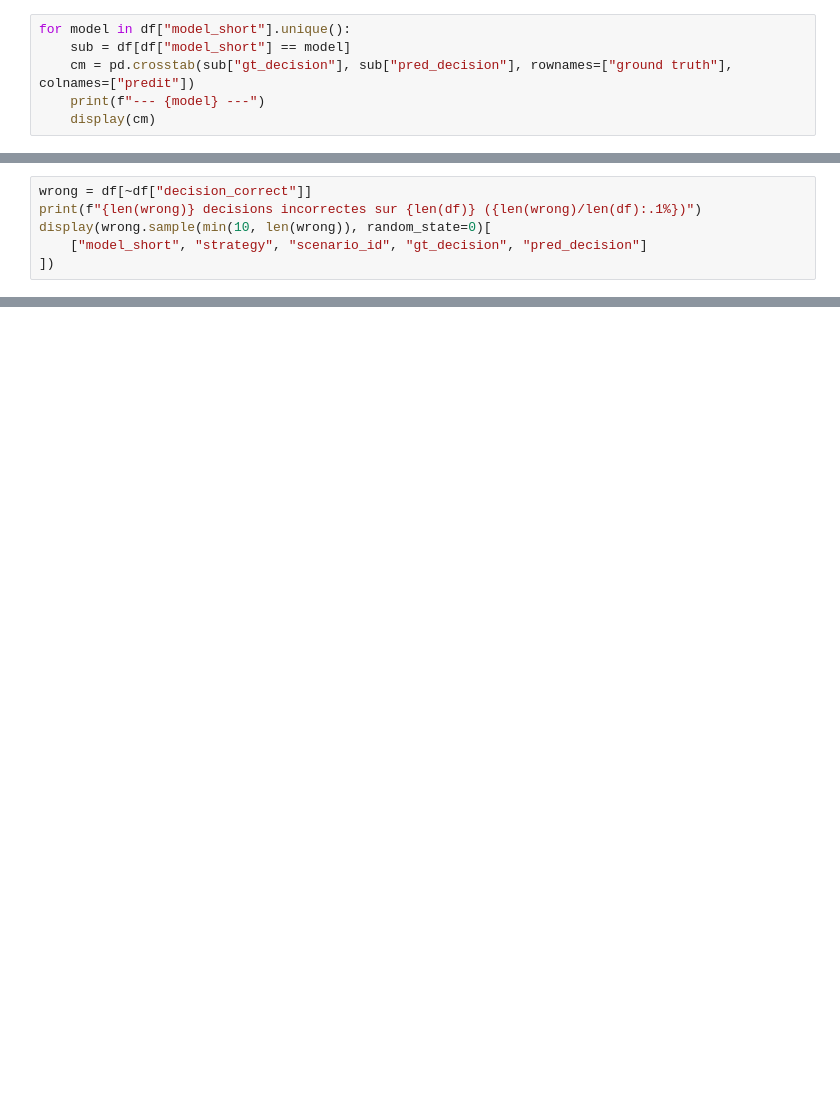
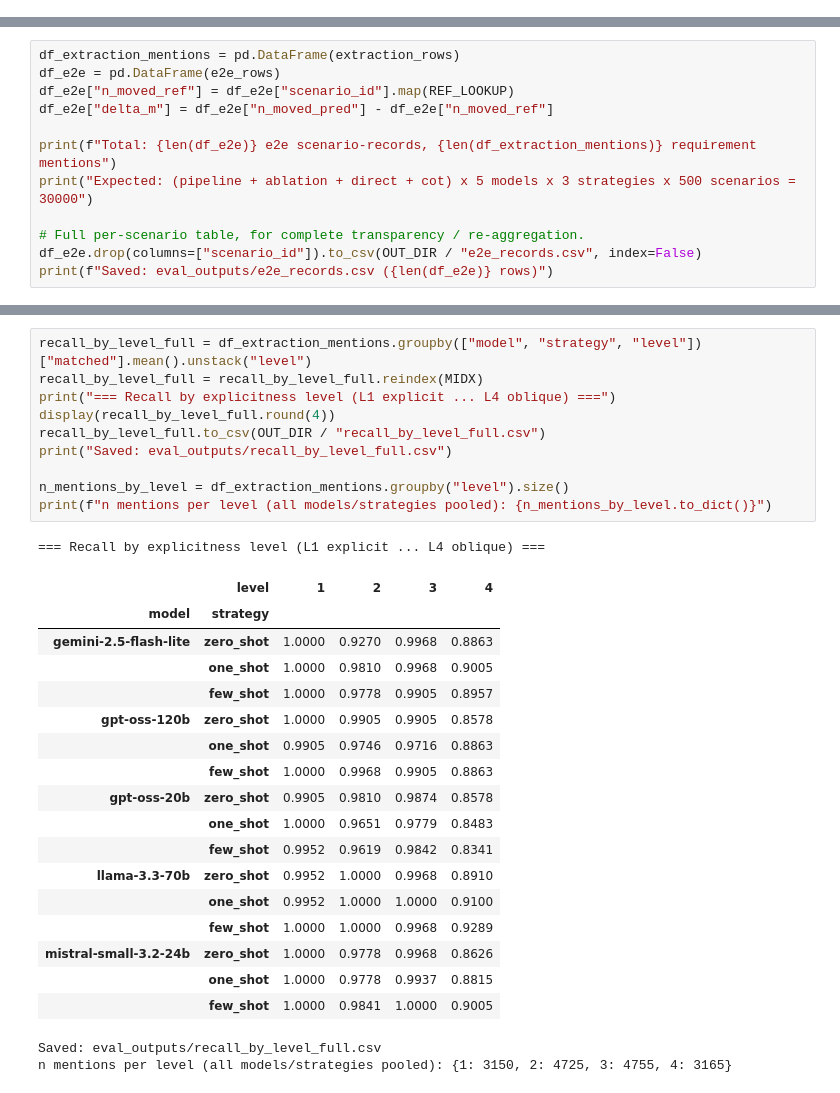
Before and after one commit to MorelK1/ReIntent, a Jupyter notebook: eval/scoring.ipynb, the cells around one changed output, grey strips where cells are left out. Saved outputs shown, nothing was run; the diff lists cells and outputs as text; blank space fills up the shorter version.

```diff
--- a/eval/scoring.ipynb
+++ b/eval/scoring.ipynb
@@ -408,6 +0,0 @@ display(moved_acc.round(3).unstack("strategy"))
-# %%
-for model in df["model_short"].unique():
-    sub = df[df["model_short"] == model]
-    cm = pd.crosstab(sub["gt_decision"], sub["pred_decision"], rownames=["ground truth"], colnames=["predit"])
-    print(f"--- {model} ---")
-    display(cm)
@@ -879,6 +0,0 @@ ou la decision predite ne correspond pas a la verite terrain.
-# %%
-wrong = df[~df["decision_correct"]]
-print(f"{len(wrong)} decisions incorrectes sur {len(df)} ({len(wrong)/len(df):.1%})")
-display(wrong.sample(min(10, len(wrong)), random_state=0)[
-    ["model_short", "strategy", "scenario_id", "gt_decision", "pred_decision"]
-])
@@ -899,0 +338,12 @@ pd.DataFrame(still_failing)
+# %%
+df_extraction_mentions = pd.DataFrame(extraction_rows)
+df_e2e = pd.DataFrame(e2e_rows)
+df_e2e["n_moved_ref"] = df_e2e["scenario_id"].map(REF_LOOKUP)
+df_e2e["delta_m"] = df_e2e["n_moved_pred"] - df_e2e["n_moved_ref"]
+
+print(f"Total: {len(df_e2e)} e2e scenario-records, {len(df_extraction_mentions)} requirement mentions")
+print("Expected: (pipeline + ablation + direct + cot) x 5 models x 3 strategies x 500 scenarios = 30000")
+
+# Full per-scenario table, for complete transparency / re-aggregation.
+df_e2e.drop(columns=["scenario_id"]).to_csv(OUT_DIR / "e2e_records.csv", index=False)
+print(f"Saved: eval_outputs/e2e_records.csv ({len(df_e2e)} rows)")
@@ -899,0 +447,31 @@ pd.DataFrame(still_failing)
+# %%
+recall_by_level_full = df_extraction_mentions.groupby(["model", "strategy", "level"])["matched"].mean().unstack("level")
+recall_by_level_full = recall_by_level_full.reindex(MIDX)
+print("=== Recall by explicitness level (L1 explicit ... L4 oblique) ===")
+display(recall_by_level_full.round(4))
+recall_by_level_full.to_csv(OUT_DIR / "recall_by_level_full.csv")
+print("Saved: eval_outputs/recall_by_level_full.csv")
+
+n_mentions_by_level = df_extraction_mentions.groupby("level").size()
+print(f"n mentions per level (all models/strategies pooled): {n_mentions_by_level.to_dict()}")
+# %% [output]
+=== Recall by explicitness level (L1 explicit ... L4 oblique) ===
+|  | level | 1 | 2 | 3 | 4 |
+| model | strategy |  |  |  |  |
+| gemini-2.5-flash-lite | zero_shot | 1.0000 | 0.9270 | 0.9968 | 0.8863 |
+|  | one_shot | 1.0000 | 0.9810 | 0.9968 | 0.9005 |
+|  | few_shot | 1.0000 | 0.9778 | 0.9905 | 0.8957 |
+| gpt-oss-120b | zero_shot | 1.0000 | 0.9905 | 0.9905 | 0.8578 |
+|  | one_shot | 0.9905 | 0.9746 | 0.9716 | 0.8863 |
+|  | few_shot | 1.0000 | 0.9968 | 0.9905 | 0.8863 |
+| gpt-oss-20b | zero_shot | 0.9905 | 0.9810 | 0.9874 | 0.8578 |
+|  | one_shot | 1.0000 | 0.9651 | 0.9779 | 0.8483 |
+|  | few_shot | 0.9952 | 0.9619 | 0.9842 | 0.8341 |
+| llama-3.3-70b | zero_shot | 0.9952 | 1.0000 | 0.9968 | 0.8910 |
+|  | one_shot | 0.9952 | 1.0000 | 1.0000 | 0.9100 |
+|  | few_shot | 1.0000 | 1.0000 | 0.9968 | 0.9289 |
+| mistral-small-3.2-24b | zero_shot | 1.0000 | 0.9778 | 0.9968 | 0.8626 |
+|  | one_shot | 1.0000 | 0.9778 | 0.9937 | 0.8815 |
+|  | few_shot | 1.0000 | 0.9841 | 1.0000 | 0.9005 |
+Saved: eval_outputs/recall_by_level_full.csv
+n mentions per level (all models/strategies pooled): {1: 3150, 2: 4725, 3: 4755, 4: 3165}
```
Also changed, not shown: parts of 83 cells of this notebook, 22 other files.
